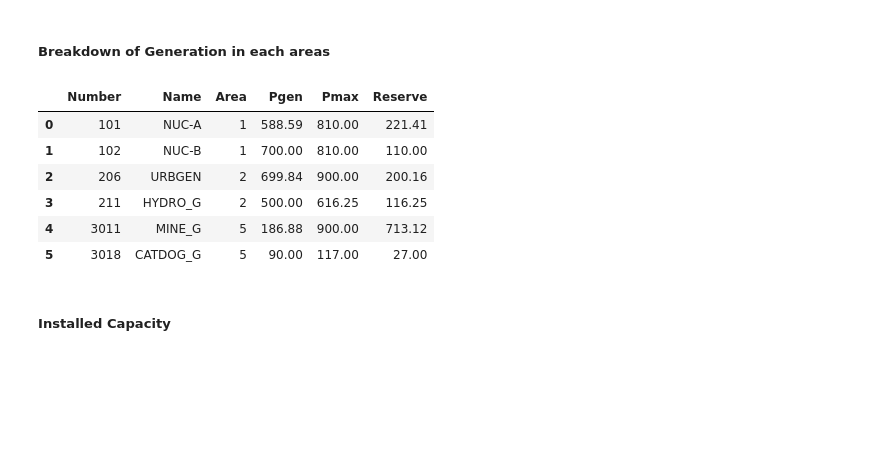
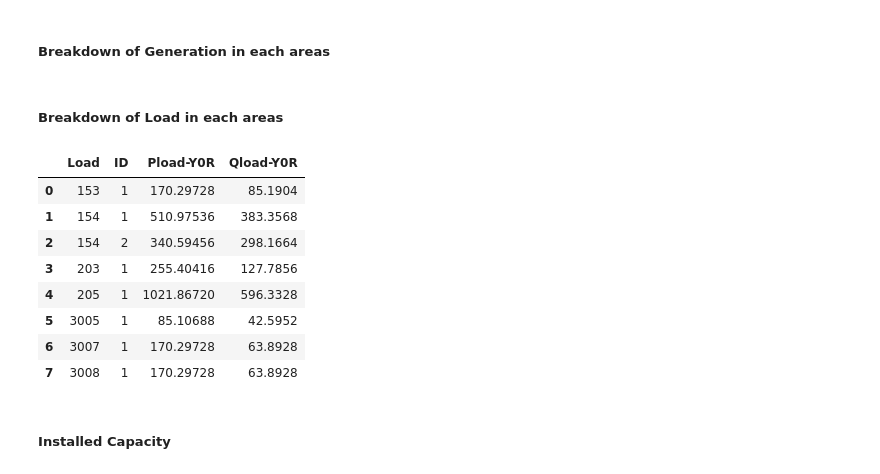
Before and after one commit to jessla89/PSSE-Data-Extraction, a Jupyter notebook: Analysis_Topology_0.ipynb, the cells around one changed output. Drawn from its saved outputs; the diff is of its cells as text; code cells hidden in the pictures; blank space fills up the shorter version.

```diff
--- a/Analysis_Topology_0.ipynb
+++ b/Analysis_Topology_0.ipynb
@@ -28,15 +29,22 @@ total_load
 ##### Breakdown of Generation in each areas
 # %%
 data_gen = pd.read_csv('gen_sav.csv', header=1, skiprows=0)
-data_gen
+data_gen.to_csv('data_gen_0.csv',sep='&',index= False)
-# %% [output]
-|  | Number | Name | Area | Pgen | Pmax | Reserve |
-| 0 | 101 | NUC-A | 1 | 588.59 | 810.00 | 221.41 |
-| 1 | 102 | NUC-B | 1 | 700.00 | 810.00 | 110.00 |
-| 2 | 206 | URBGEN | 2 | 699.84 | 900.00 | 200.16 |
-| 3 | 211 | HYDRO_G | 2 | 500.00 | 616.25 | 116.25 |
-| 4 | 3011 | MINE_G | 5 | 186.88 | 900.00 | 713.12 |
-| 5 | 3018 | CATDOG_G | 5 | 90.00 | 117.00 | 27.00 |
+# %% [markdown]
+##### Breakdown of Load in each areas
+# %%
+data_load = pd.read_excel('rls.xlsx')
+data_load[['Load','ID','Pload-Y0R','Qload-Y0R']]
+# %% [output]
+|  | Load | ID | Pload-Y0R | Qload-Y0R |
+| 0 | 153 | 1 | 170.29728 | 85.1904 |
+| 1 | 154 | 1 | 510.97536 | 383.3568 |
+| 2 | 154 | 2 | 340.59456 | 298.1664 |
+| 3 | 203 | 1 | 255.40416 | 127.7856 |
+| 4 | 205 | 1 | 1021.86720 | 596.3328 |
+| 5 | 3005 | 1 | 85.10688 | 42.5952 |
+| 6 | 3007 | 1 | 170.29728 | 63.8928 |
+| 7 | 3008 | 1 | 170.29728 | 63.8928 |
 # %% [markdown]
 ##### Installed Capacity
 # %%
```
Also changed, not shown: parts of 36 cells of this notebook, 1 other file.
